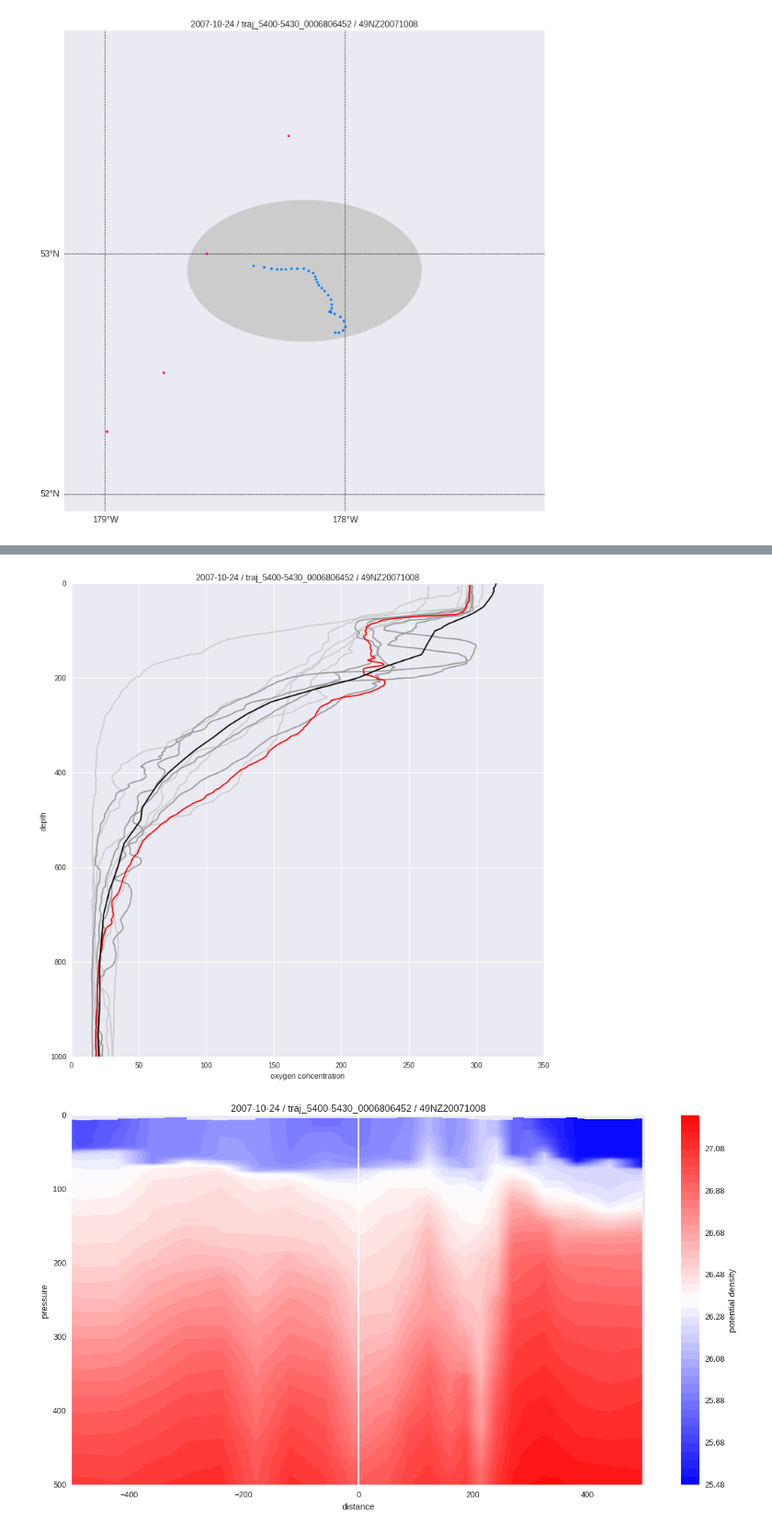
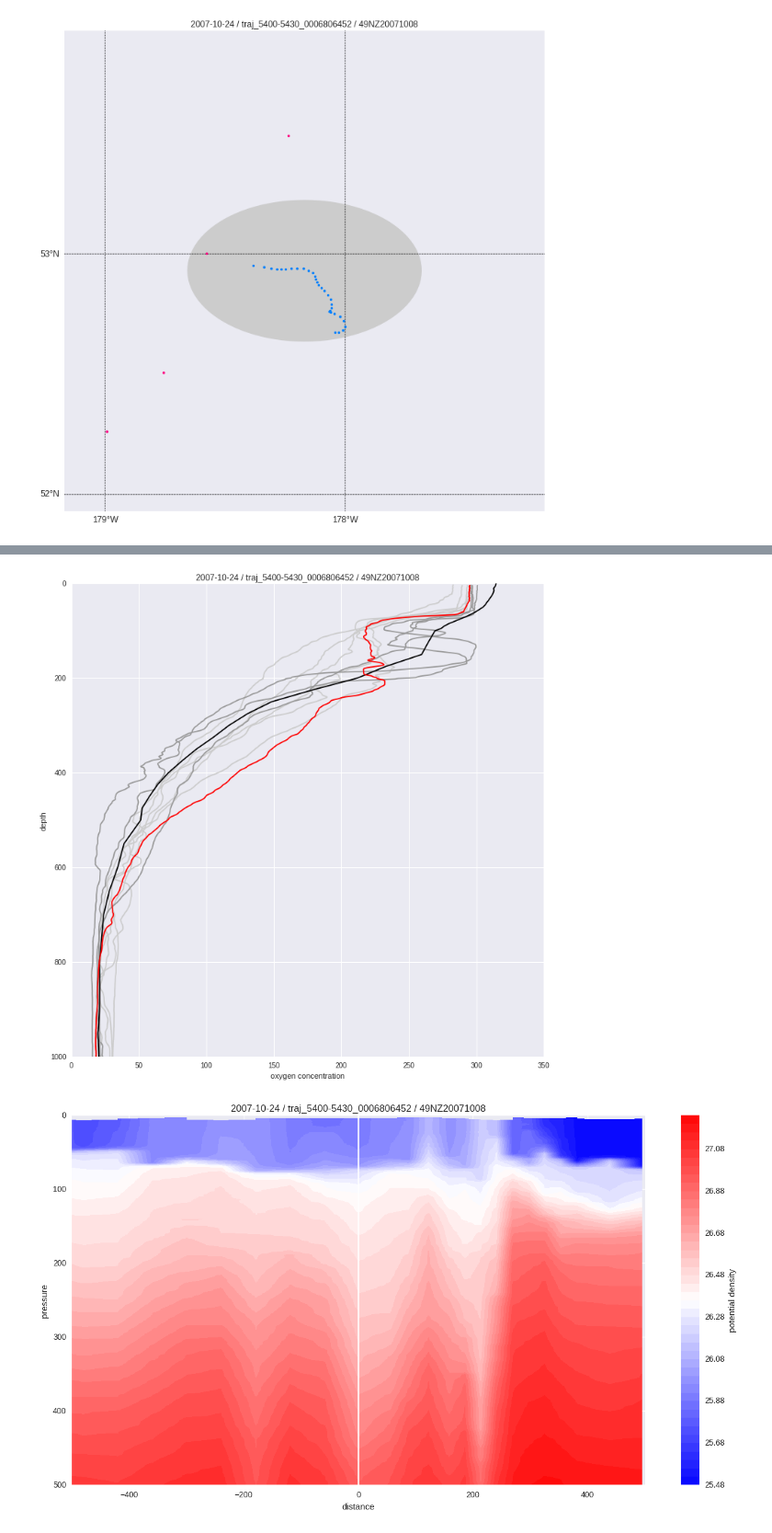
Before and after one commit to eapsclimate/cchdo-data, a Jupyter notebook: rcs-eddies/2007-10-24_07-11-00.ipynb, the cells around one changed output, grey strips where cells are left out. Shown at 92% size. Saved outputs shown, nothing was run; the diff lists cells and outputs as text; code cells hidden in the pictures.

```diff
--- a/rcs-eddies/2007-10-24_07-11-00.ipynb
+++ b/rcs-eddies/2007-10-24_07-11-00.ipynb
@@ -162,9 +162,9 @@ for expo in cchdo_ctd.find({'expocode': expo_code}).sort('time', 1):
     cast = int(ds.CAST_NUMBER)
     if woce_id == 'P14N' and station == STA and cast == CAS:
         plt.plot(sa, ct, color=polarity, zorder=4)
-    elif woce_id == 'P14N' and station in ['21', '20', '19', '18', '17']:
+    elif woce_id == 'P14N' and station in ['18', '17', '16', '15', '14']:
         plt.plot(sa, ct, color='#cccccc', zorder=1)
-    elif woce_id == 'P14N' and station in ['15', '14', '13', '12', '11']:
+    elif woce_id == 'P14N' and station in ['12', '11', '10', '09', '08']:
         plt.plot(sa, ct, color='#999999', zorder=2)
 plt.plot(SA, CT, color='#000000', zorder=3)
 plt.title(title_figure)
@@ -180,6 +180,7 @@ sns.set()
 plt.rcParams['figure.figsize'] = (12, 12)
 for expo in cchdo_ctd.find({'expocode': expo_code}).sort('time', 1):
     ds = xr.open_dataset(expo['path'])
+    woce_id = str(ds.WOCE_ID)
     lon = ds.longitude.values[0]
     lat = ds.latitude.values[0]
     p = ds.pressure.values
@@ -192,9 +193,9 @@ for expo in cchdo_ctd.find({'expocode': expo_code}).sort('time', 1):
     cast = int(ds.CAST_NUMBER)
     if woce_id == 'P14N' and station == STA and cast == CAS:
         plt.plot(ct, d, color=polarity, zorder=4)
-    elif woce_id == 'P14N' and station in ['21', '20', '19', '18', '17']:
+    elif woce_id == 'P14N' and station in ['18', '17', '16', '15', '14']:
         plt.plot(ct, d, color='#cccccc', zorder=1)
-    elif woce_id == 'P14N' and station in ['15', '14', '13', '12', '11']:
+    elif woce_id == 'P14N' and station in ['12', '11', '10', '09', '08']:
         plt.plot(ct, d, color='#999999', zorder=2)
 plt.plot(CT, DT, color='#000000', zorder=3)
 plt.title(title_figure)
@@ -211,6 +212,7 @@ sns.set()
 plt.rcParams['figure.figsize'] = (12, 12)
 for expo in cchdo_ctd.find({'expocode': expo_code}).sort('time', 1):
     ds = xr.open_dataset(expo['path'])
+    woce_id = str(ds.WOCE_ID)
     lon = ds.longitude.values[0]
     lat = ds.latitude.values[0]
     p = ds.pressure.values
@@ -221,9 +223,9 @@ for expo in cchdo_ctd.find({'expocode': expo_code}).sort('time', 1):
     cast = int(ds.CAST_NUMBER)
     if woce_id == 'P14N' and station == STA and cast == CAS:
         plt.plot(sa, d, color=polarity, zorder=4)
-    elif woce_id == 'P14N' and station in ['21', '20', '19', '18', '17']:
+    elif woce_id == 'P14N' and station in ['18', '17', '16', '15', '14']:
         plt.plot(sa, d, color='#cccccc', zorder=1)
-    elif woce_id == 'P14N' and station in ['15', '14', '13', '12', '11']:
+    elif woce_id == 'P14N' and station in ['12', '11', '10', '09', '08']:
         plt.plot(sa, d, color='#999999', zorder=2)
 plt.plot(SA, DS, color='#000000', zorder=3)
 plt.title(title_figure)
@@ -237,29 +239,30 @@ plt.show()
 # %%
 # figure-6 | oxygen profile
 sns.set()
 plt.rcParams['figure.figsize'] = (12, 12)
 for expo in cchdo_ctd.find({'expocode': expo_code}).sort('time', 1):
     ds = xr.open_dataset(expo['path'])
+    woce_id = str(ds.WOCE_ID)
     p = ds.pressure.values
     d = -gsw.z_from_p(p, lat)
     o = np.ma.masked_less(ds.oxygen.values, 0)
     station = str(ds.STATION_NUMBER)
     cast = int(ds.CAST_NUMBER)
     if woce_id == 'P14N' and station == STA and cast == CAS:
-        plt.plot(o, d, color='#ff0000', zorder=3)
-    elif woce_id == 'P14N' and station in ['21', '20', '19', '18', '17']:
+        plt.plot(o, d, color=polarity, zorder=4)
+    elif woce_id == 'P14N' and station in ['18', '17', '16', '15', '14']:
         plt.plot(o, d, color='#cccccc', zorder=1)
-    elif woce_id == 'P14N' and station in ['15', '14', '13', '12', '11']:
+    elif woce_id == 'P14N' and station in ['12', '11', '10', '09', '08']:
         plt.plot(o, d, color='#999999', zorder=2)
 plt.plot(O, DO, color='#000000', zorder=3)
 plt.title(title_figure)
 plt.xlabel('oxygen concentration')
 plt.ylabel('depth')
 plt.ylim([1000, 0])
 plt.savefig('figures/' + title_file + '/06_oxygen-profile.jpg')
 plt.show()
 # %% [output]
-[figure, old version]
+[figure, new version]
 # %%
 # section
 pressure = np.linspace(0, 6000, num=6001, endpoint=True)
```
Also changed, not shown: parts of 3 cells of this notebook, 4 other files.
